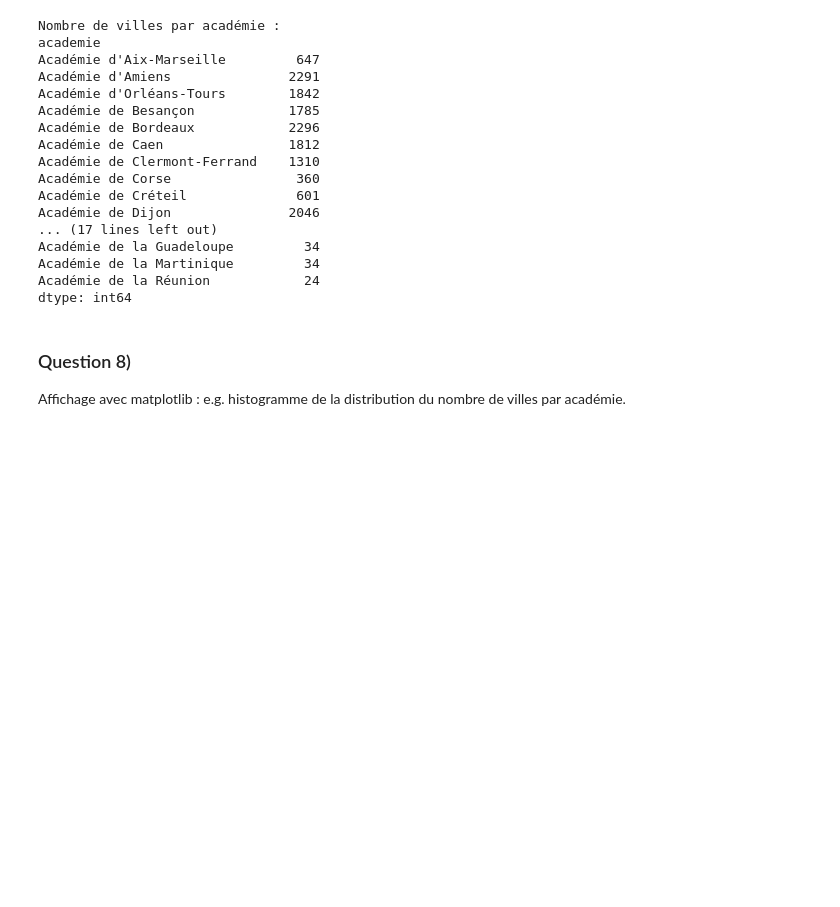
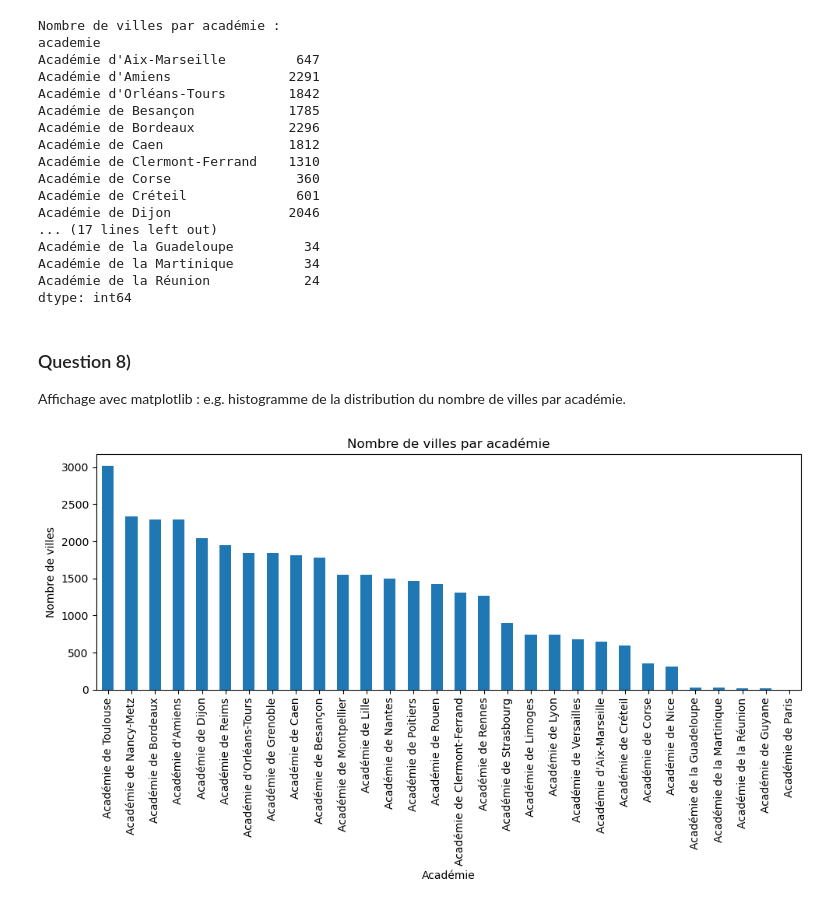
Before and after one commit to RonangLeSang/INFO834_TP2, a Jupyter notebook: TP2.ipynb, the cells around one changed output. Saved outputs shown, nothing was run; the diff lists cells and outputs as text; code cells hidden in the pictures; blank space fills up the shorter version.

```diff
--- a/TP2.ipynb
+++ b/TP2.ipynb
@@ -329,3 +330,17 @@ dtype: int64
 # %% [markdown]
 ### Question 8)
 Affichage avec matplotlib : e.g. histogramme de la distribution du nombre de villes par académie.
+# %%
+villes_par_academie = df_joint['academie'].value_counts()
+
+plt.figure(figsize=(10,6))
+villes_par_academie.plot(kind='bar')
+plt.title('Nombre de villes par académie')
+plt.xlabel('Académie')
+plt.ylabel('Nombre de villes')
+plt.xticks(rotation=90)
+plt.tight_layout()
+
+plt.show()
+# %% [output]
+[figure, added]
```
Also changed, not shown: parts of 2 cells of this notebook, 1 other file.
